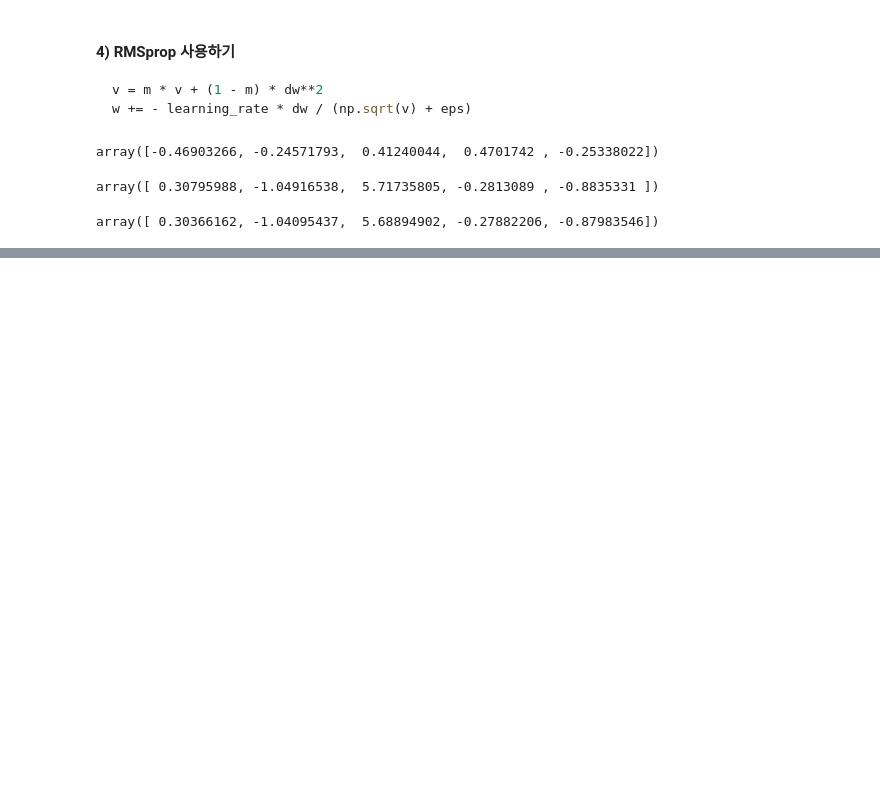
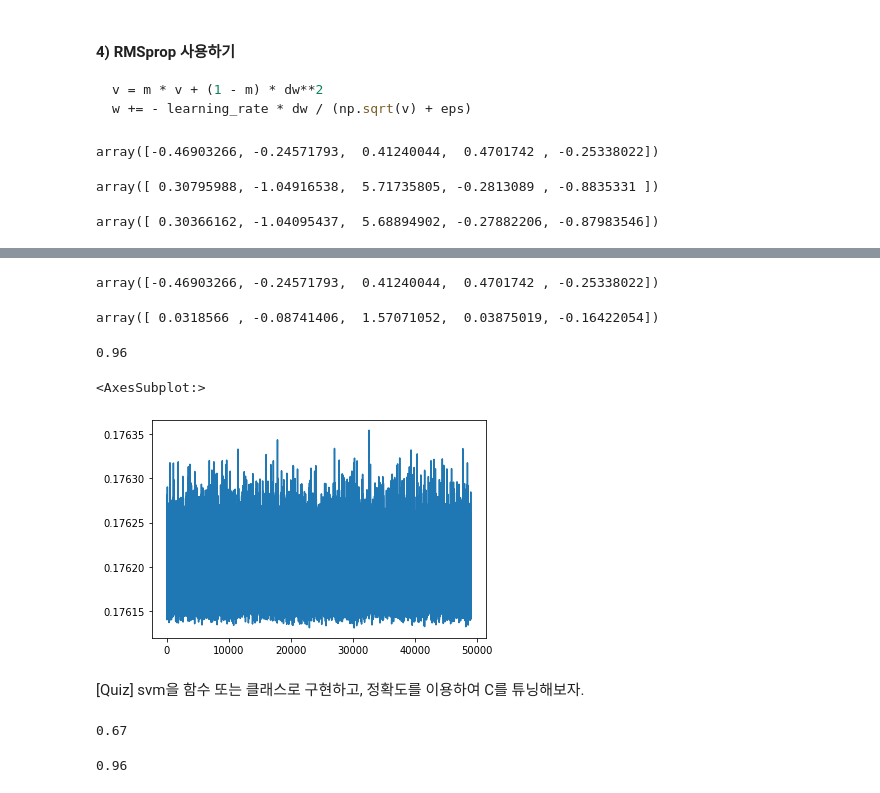
Before and after one commit to StormMin/-, a Jupyter notebook: StatisticsVsML_problem.ipynb, the cells around one changed output, grey strips where cells are left out. Cells and saved outputs as stored; diff of their text form; code cells hidden in the pictures; blank space fills up the shorter version.

```diff
--- a/StatisticsVsML_problem.ipynb
+++ b/StatisticsVsML_problem.ipynb
@@ -754,0 +762,60 @@ $$Loss = \frac {1}{2} {\left\| w \right\|}_{2}^{2} + \max{(1 - y \cdot (\mathbf
+# %%
+import numpy as np
+from numpy.random import shuffle, rand
+np.random.seed(234)
+w = rand(X.shape[-1]) - 0.5
+w
+# %% [output]
+array([-0.46903266, -0.24571793,  0.41240044,  0.4701742 , -0.25338022])
+# %%
+EPOCH = 2000 # 50000
+batch = 34
+lr = 0.0005
+rows = X.shape[0]
+losses = []
+randRow = np.arange(rows)
+m = 0.95
+v = np.zeros(w.shape)
+eps=1e-10
+C = 1
+
+yprime = np.where(y, y, -1)
+
+
+for epoch in range(EPOCH):
+    # for each epoch, shuffle X, y
+    shuffle(randRow)
+    loss = 0
+
+    for i in range(0, rows, batch):
+        batch_index = randRow[i:i+batch]
+        x_batch = X[batch_index]
+        y_batch = yprime[batch_index]
+        yhat = x_batch.dot(w)
+        slacks = 1 - y_batch*yhat
+        slackIdx = slacks > 0
+        # loss += .5*w.T.dot(w) + C*np.maximum(0, slacks).sum()
+        loss += .5*w.T.dot(w) + C*slacks[slackIdx].sum()
+        # 아래 사항 구현하세요.
+        # dw = w - ((slackIdx*y_batch).reshape((-1,1))*x_batch).sum(axis=0)
+        dw = w - C*(x_batch.T*slackIdx*y_batch).sum(axis=1)
+        v = m * v + (1 - m) * dw**2
+        w += - lr * dw / (np.sqrt(v) + eps)
+
+    loss /= rows
+    losses.append(loss)
+# %%
+w
+# %% [output]
+array([ 0.0318566 , -0.08741406,  1.57071052,  0.03875019, -0.16422054])
+# %%
+(np.where(X.dot(w) > 0, 1, 0) == y).mean()
+# %% [output]
+0.96
+# %%
+pd.Series(losses[1000:]).plot()
+# %% [output]
+<AxesSubplot:>
+[figure, added]
+# %% [markdown]
+[Quiz] svm을 함수 또는 클래스로 구현하고, 정확도를 이용하여 C를 튜닝해보자.
@@ -754,0 +891,9 @@ $$Loss = \frac {1}{2} {\left\| w \right\|}_{2}^{2} + \max{(1 - y \cdot (\mathbf
+# %%
+svm = SVM(C=0.000001).fit(X, y)
+svm.score(X, y)
+# %% [output]
+0.67
+# %%
+(svm.predict(X) == y).mean()
+# %% [output]
+0.96
```
Also changed, not shown: parts of 31 cells of this notebook.
